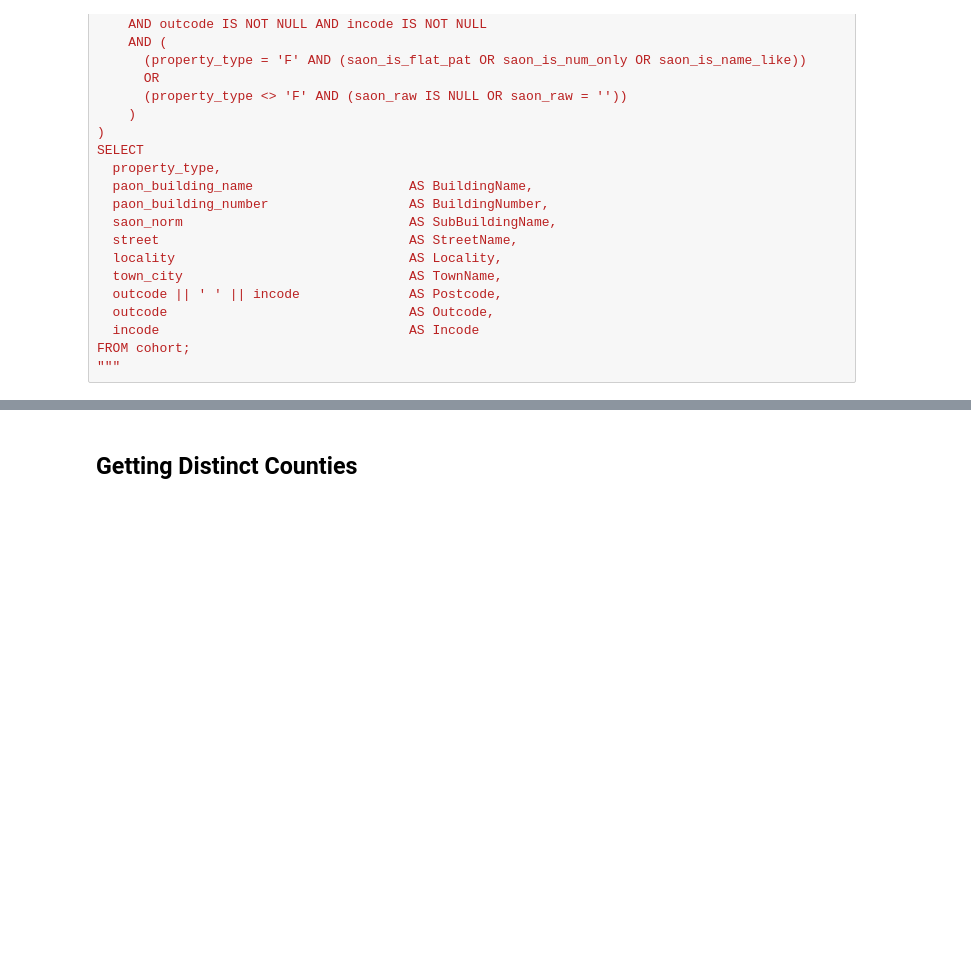
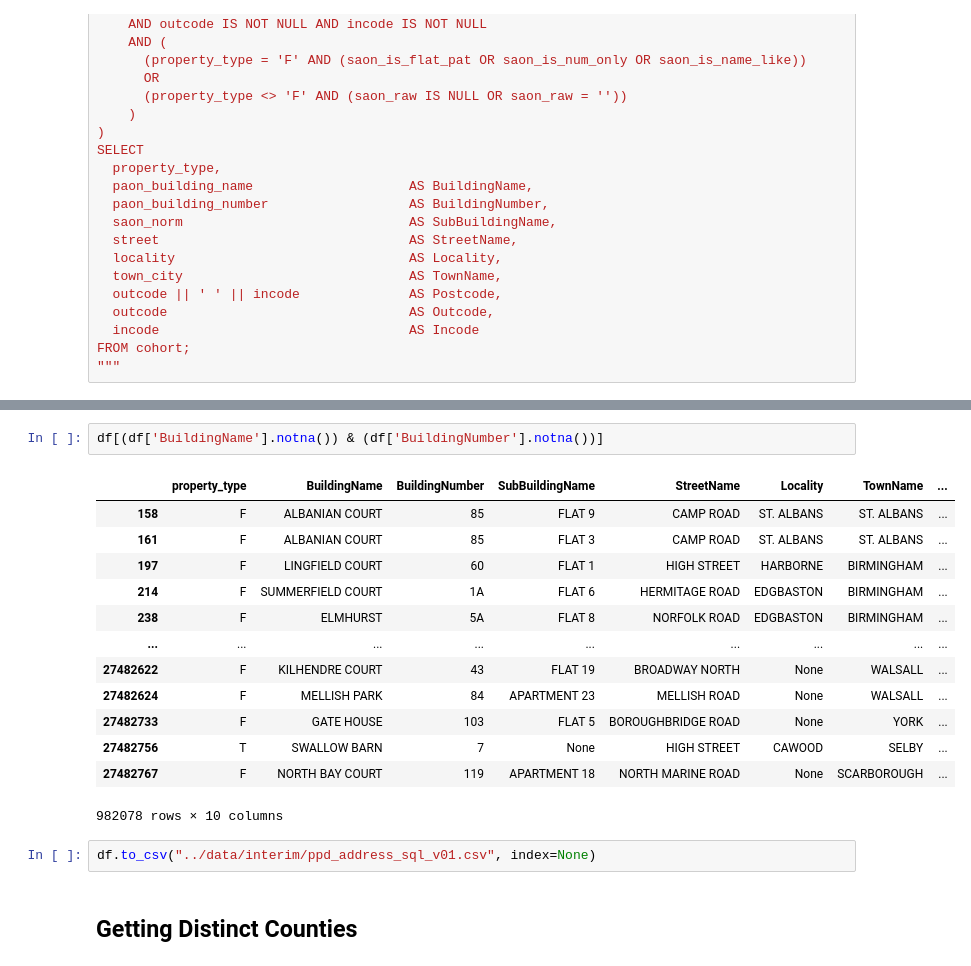
Before and after one commit to reachusama/glos-housing-analysis, a Jupyter notebook: machine_learning/address_parser/notebooks/address_analysis.ipynb, the cells around one changed output, grey strips where cells are left out. Cells and saved outputs as stored; diff of their text form; blank space fills up the shorter version.

```diff
--- a/machine_learning/address_parser/notebooks/address_analysis.ipynb
+++ b/machine_learning/address_parser/notebooks/address_analysis.ipynb
@@ -208,2 +200,20 @@ df[df['property_type'] == 'F'].head()
+# %%
+df[(df['BuildingName'].notna()) & (df['BuildingNumber'].notna())]
+# %% [output]
+|  | property_type | BuildingName | BuildingNumber | SubBuildingName | StreetName | Locality | TownName | ... |
+| 158 | F | ALBANIAN COURT | 85 | FLAT 9 | CAMP ROAD | ST. ALBANS | ST. ALBANS | ... |
+| 161 | F | ALBANIAN COURT | 85 | FLAT 3 | CAMP ROAD | ST. ALBANS | ST. ALBANS | ... |
+| 197 | F | LINGFIELD COURT | 60 | FLAT 1 | HIGH STREET | HARBORNE | BIRMINGHAM | ... |
+| 214 | F | SUMMERFIELD COURT | 1A | FLAT 6 | HERMITAGE ROAD | EDGBASTON | BIRMINGHAM | ... |
+| 238 | F | ELMHURST | 5A | FLAT 8 | NORFOLK ROAD | EDGBASTON | BIRMINGHAM | ... |
+| ... | ... | ... | ... | ... | ... | ... | ... | ... |
+| 27482622 | F | KILHENDRE COURT | 43 | FLAT 19 | BROADWAY NORTH | None | WALSALL | ... |
+| 27482624 | F | MELLISH PARK | 84 | APARTMENT 23 | MELLISH ROAD | None | WALSALL | ... |
+| 27482733 | F | GATE HOUSE | 103 | FLAT 5 | BOROUGHBRIDGE ROAD | None | YORK | ... |
+| 27482756 | T | SWALLOW BARN | 7 | None | HIGH STREET | CAWOOD | SELBY | ... |
+| 27482767 | F | NORTH BAY COURT | 119 | APARTMENT 18 | NORTH MARINE ROAD | None | SCARBOROUGH | ... |
+982078 rows × 10 columns
+# %%
+df.to_csv("../data/interim/ppd_address_sql_v01.csv", index=None)
 # %% [markdown]
 ## Getting Distinct Counties
```
Also changed, not shown: parts of 37 cells of this notebook, 7 other files.
